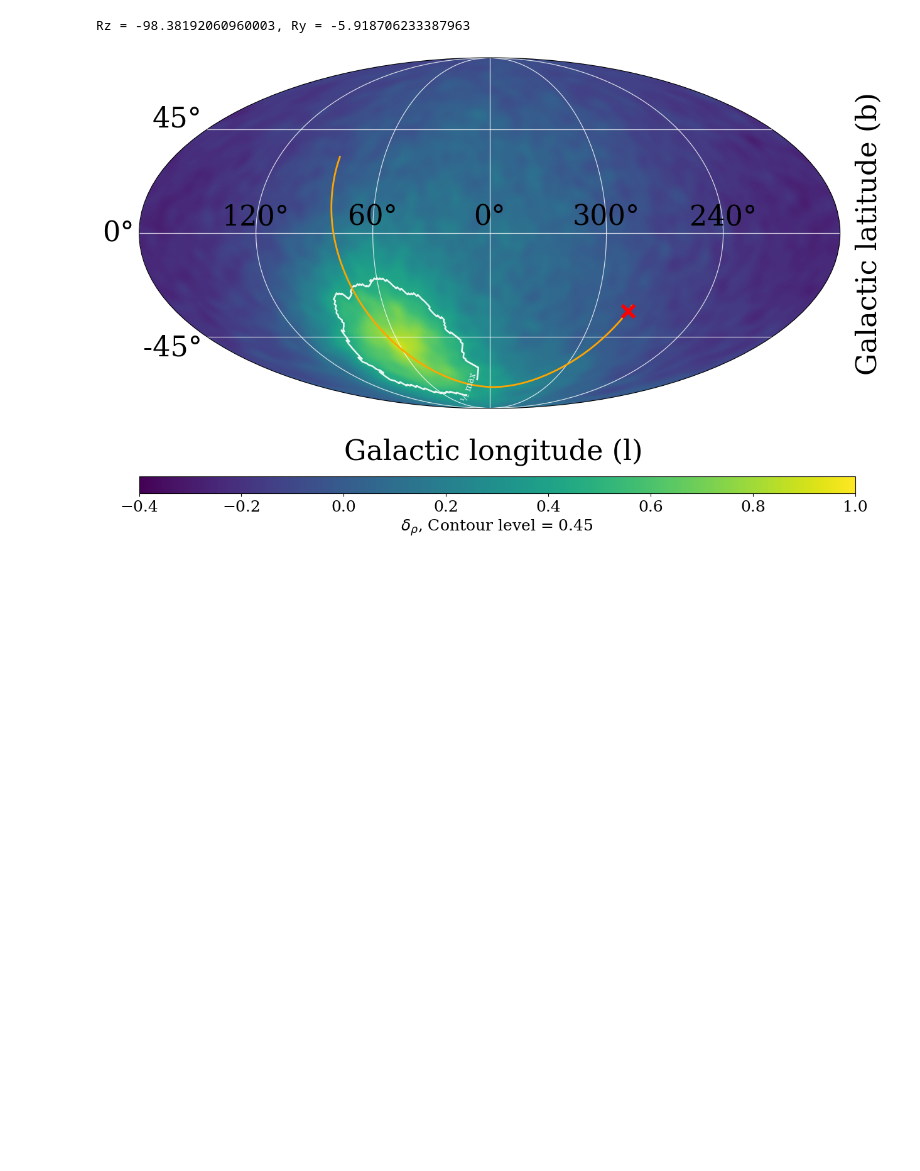
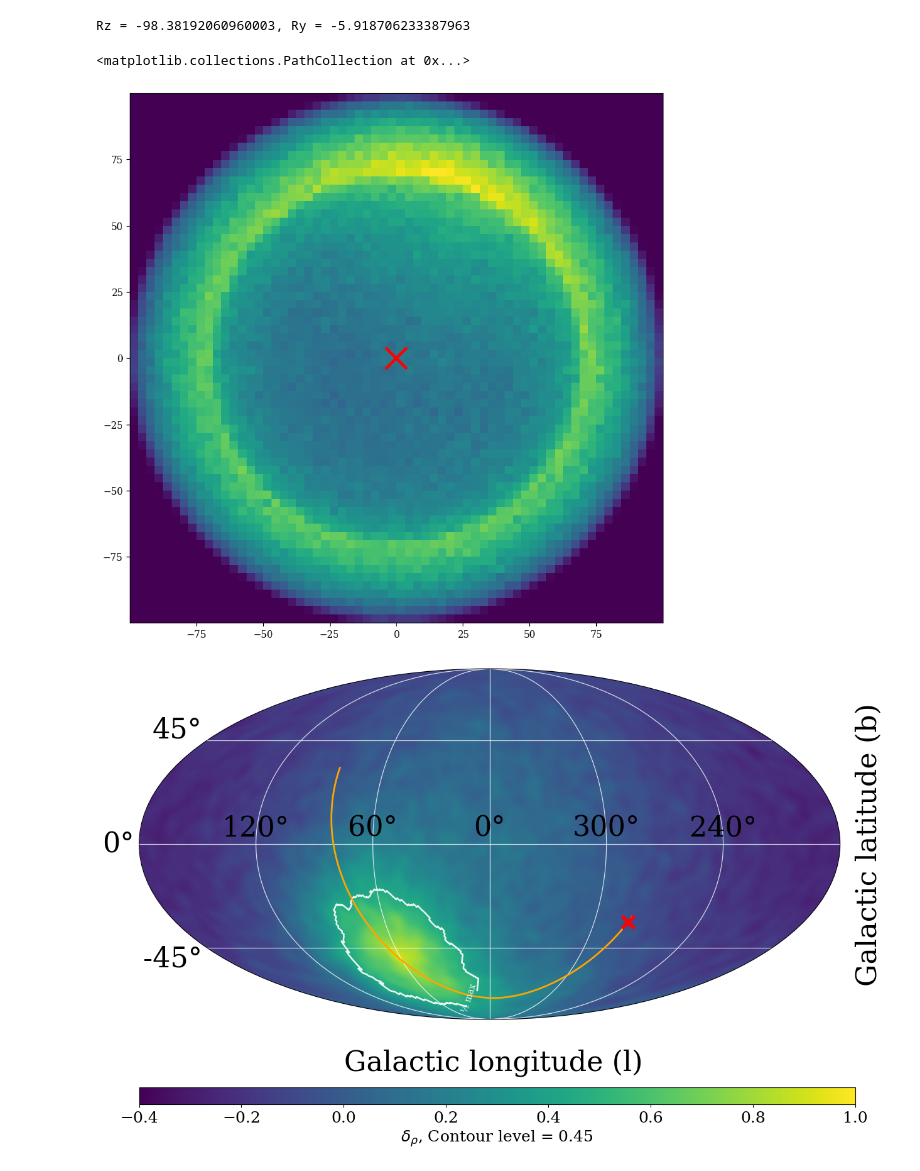
Before and after one commit to TheArchAstronomer/My_thesis, a Jupyter notebook: Hernquist_profile.ipynb, the cells around one changed output. Cells and saved outputs as stored; diff of their text form; code cells hidden in the pictures; blank space fills up the shorter version.

```diff
--- a/Hernquist_profile.ipynb
+++ b/Hernquist_profile.ipynb
@@ -127,9 +127,15 @@ star_coord_rot -= d_perp
 dist_mask = np.sqrt(star_coord_rot[:,0]**2 + star_coord_rot[:,1]**2 + star_coord_rot[:,2]**2)
 masked_LMC = star_coord_rot[np.where((dist_mask > 70) & (dist_mask < 100))]
 # %%
-# plt.hist2d(star_coord_rot[:,0][::100], star_coord_rot[:,1][::100], bins=50, cmap='viridis')
-# plt.hist2d(LMC_sim_pos[:,0][::100], LMC_sim_pos[:,1][::100], bins=50, cmap='viridis')
-#plt.hist2d(masked_LMC[:,0], masked_LMC[:,1], bins=64, cmap='viridis')
+
+#plt.hist2d(star_coord_rot[:,0][::100], star_coord_rot[:,1][::100], bins=50, cmap='viridis')
+#plt.hist2d(LMC_sim_pos[:,0][::100], LMC_sim_pos[:,1][::100], bins=50, cmap='viridis')
+fig = plt.figure(figsize = (10, 10))
+plt.hist2d(masked_LMC[:,0], masked_LMC[:,1], bins=64, cmap='viridis')
+plt.scatter(0,0, color='red', s=500, marker='x', linewidths=3)
+# %% [output]
+<matplotlib.collections.PathCollection at 0x...>
+[figure, added]
 # %%
 # LMC_sky = SkyCoord(masked_LMC[:,0],
 #                    masked_LMC[:,1],
```
Also changed, not shown: 1 other file.
